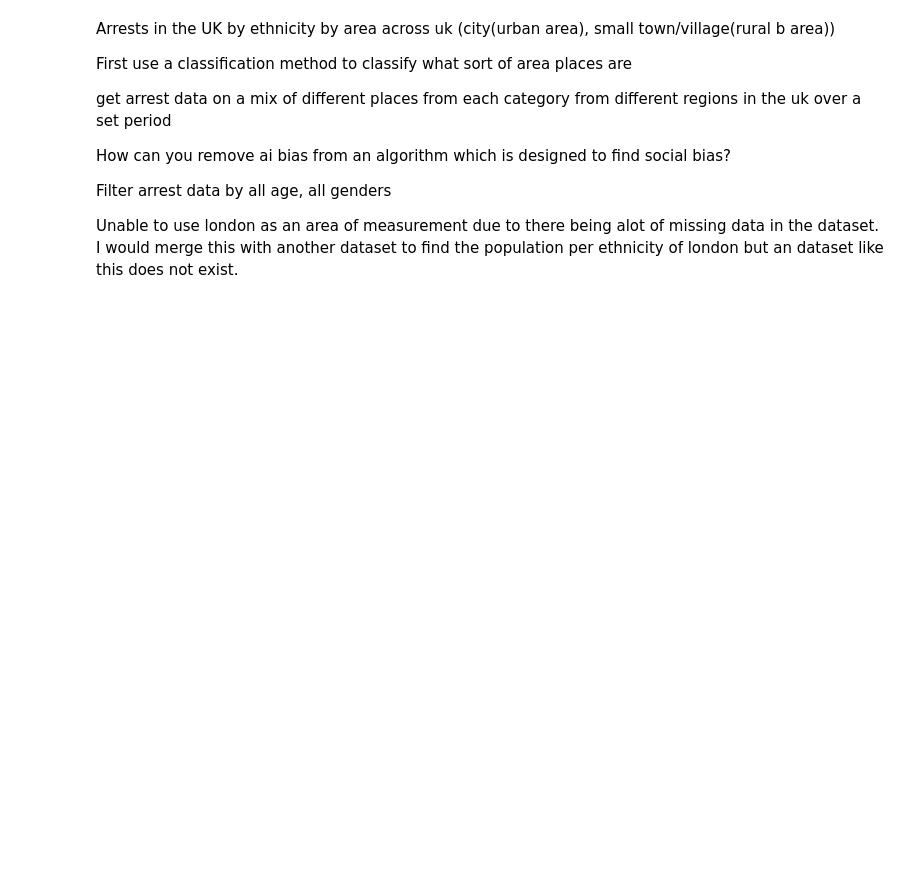
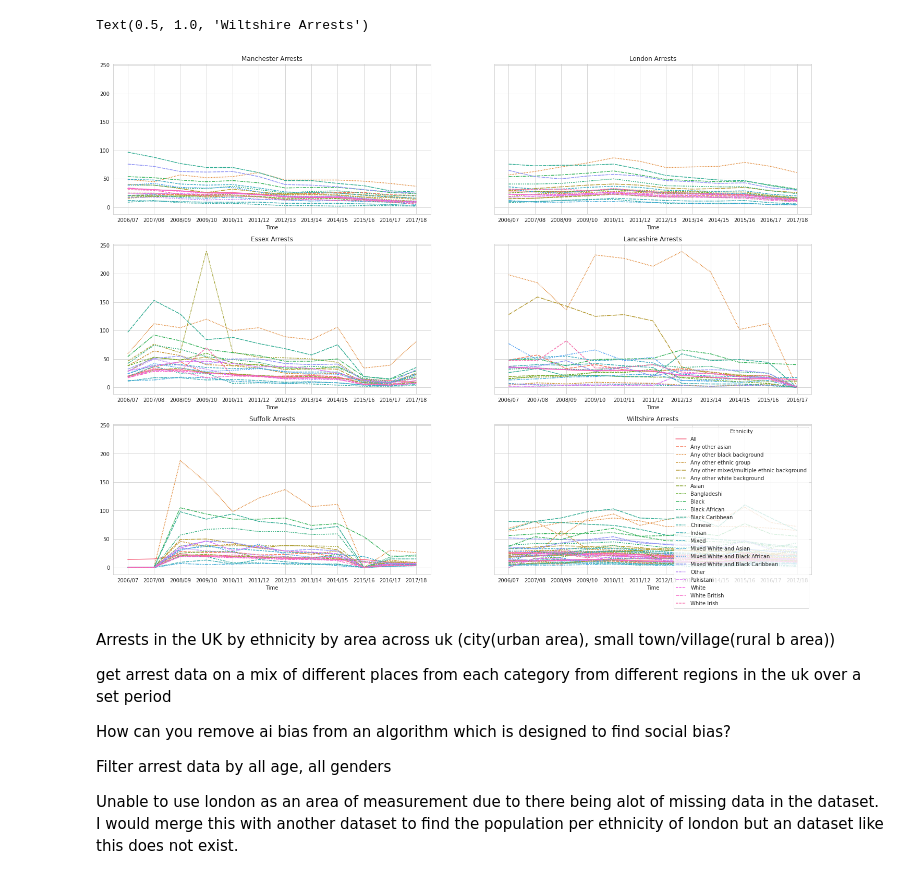
Before and after one commit to ab17254/ce888, a Jupyter notebook: Assignment/preprocessing_assignment1.ipynb, the cells around one changed output. Saved outputs shown, nothing was run; the diff lists cells and outputs as text; code cells hidden in the pictures; blank space fills up the shorter version.

```diff
--- a/Assignment/preprocessing_assignment1.ipynb
+++ b/Assignment/preprocessing_assignment1.ipynb
@@ -27,7 +77,12 @@ def get_arrest_per_pop(location, df):
   return df_new
 # %%
 arrest_df_all = get_arrest_per_pop('All', arrest_df)
-arrest_df_cumbria = get_arrest_per_pop('Cumbria', arrest_df)
+#Large forces
 arrest_df_manchester = get_arrest_per_pop('Greater Manchester', arrest_df)
-
+arrest_df_london = get_arrest_per_pop('Metropolitan Police', arrest_df)
+#Medium forces
 arrest_df_essex = get_arrest_per_pop('Essex', arrest_df)
+arrest_df_lancashire = get_arrest_per_pop('Lancashire', arrest_df)
+#Small forces
+arrest_df_suffolk = get_arrest_per_pop('Suffolk', arrest_df)
+arrest_df_wiltshire = get_arrest_per_pop('Wiltshire', arrest_df)
@@ -57,7 +96,23 @@ sns.lineplot(data=arrest_df_suffolk)
+# %%
+fig, ax = plt.subplots(3,2, figsize=(24,18), sharey='all')
+sns.lineplot(data=arrest_df_manchester, ax=ax[0,0], legend=False)
+sns.lineplot(data=arrest_df_london, ax=ax[0,1], legend=False)
+sns.lineplot(data=arrest_df_essex, ax=ax[1,0], legend=False)
+sns.lineplot(data=arrest_df_lancashire, ax=ax[1,1], legend=False)
+sns.lineplot(data=arrest_df_suffolk, ax=ax[2,0], legend=False)
+sns.lineplot(data=arrest_df_wiltshire, ax=ax[2,1], legend=False)
+ax[0,0].set_title('Manchester Arrests')
+ax[0,1].set_title('London Arrests')
+ax[1,0].set_title('Essex Arrests')
+ax[1,1].set_title('Lancashire Arrests')
+ax[2,0].set_title('Suffolk Arrests')
+ax[2,1].set_title('Wiltshire Arrests')
+# %% [output]
+Text(0.5, 1.0, 'Wiltshire Arrests')
+[figure, added]
 # %% [markdown]
 Arrests in the UK by ethnicity by area across uk (city(urban area), small town/village(rural b area))
 
-First use a classification method to classify what sort of area places are
 
 get arrest data on a mix of different places from each category from different regions in the uk over a set period
 
```
Also changed, not shown: parts of 5 cells of this notebook.
